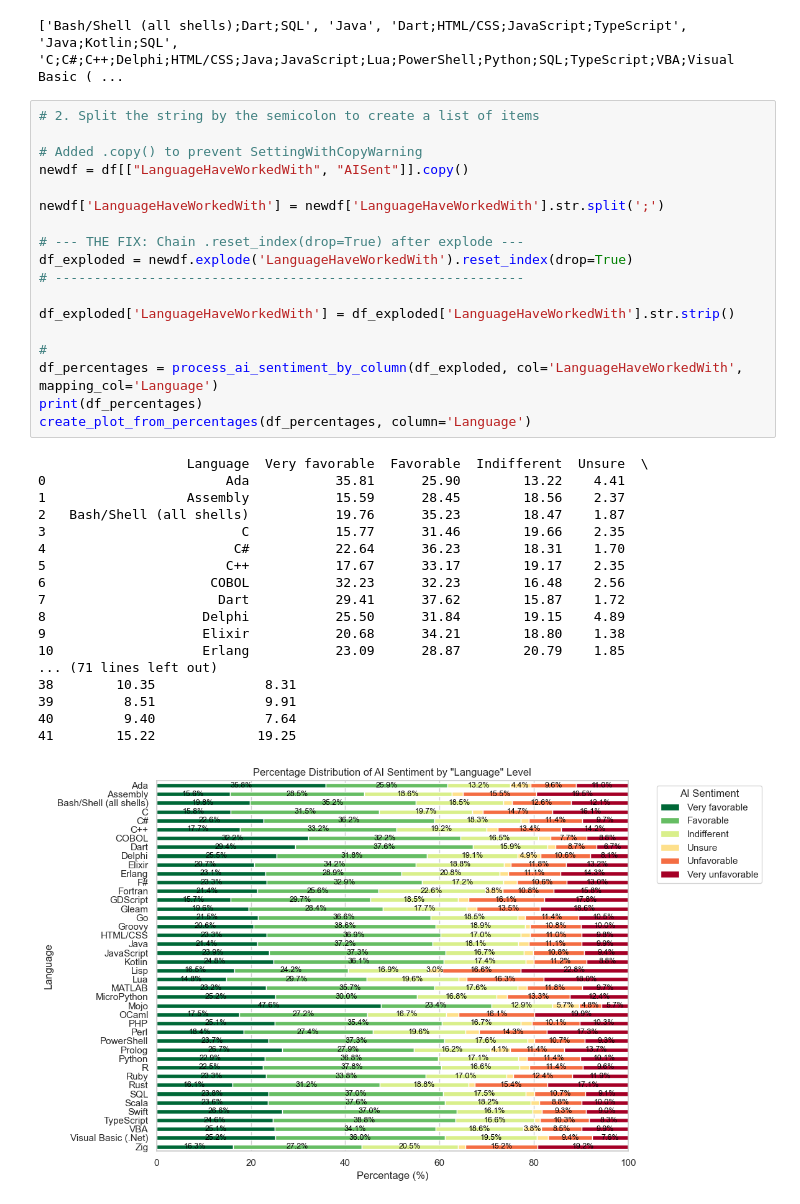
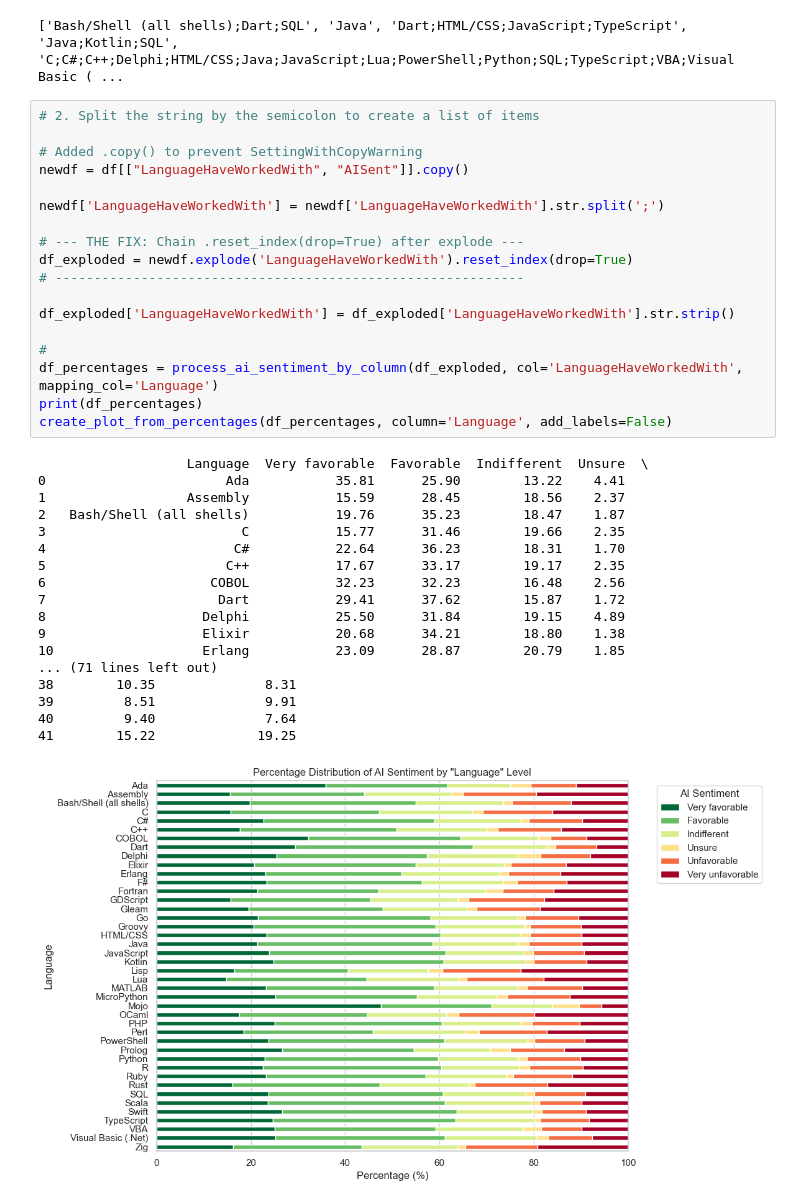
Before and after one commit to Datavisualiatie-UGent/project-dv26-12, a Jupyter notebook: notebooks/question1.ipynb, the cells around one changed output. Drawn from its saved outputs; the diff is of its cells as text.

```diff
--- a/notebooks/question1.ipynb
+++ b/notebooks/question1.ipynb
@@ -336,32 +336,32 @@ newdf = df[["LanguageHaveWorkedWith", "AISent"]].copy()
 
 newdf['LanguageHaveWorkedWith'] = newdf['LanguageHaveWorkedWith'].str.split(';')
 
 # --- THE FIX: Chain .reset_index(drop=True) after explode ---
 df_exploded = newdf.explode('LanguageHaveWorkedWith').reset_index(drop=True)
 # ------------------------------------------------------------
 
 df_exploded['LanguageHaveWorkedWith'] = df_exploded['LanguageHaveWorkedWith'].str.strip()
 
 #
 df_percentages = process_ai_sentiment_by_column(df_exploded, col='LanguageHaveWorkedWith', mapping_col='Language')
 print(df_percentages)
-create_plot_from_percentages(df_percentages, column='Language')
+create_plot_from_percentages(df_percentages, column='Language', add_labels=False)
 # %% [output]
                    Language  Very favorable  Favorable  Indifferent  Unsure  \
 0                       Ada           35.81      25.90        13.22    4.41
 1                  Assembly           15.59      28.45        18.56    2.37
 2   Bash/Shell (all shells)           19.76      35.23        18.47    1.87
 3                         C           15.77      31.46        19.66    2.35
 4                        C#           22.64      36.23        18.31    1.70
 5                       C++           17.67      33.17        19.17    2.35
 6                     COBOL           32.23      32.23        16.48    2.56
 7                      Dart           29.41      37.62        15.87    1.72
 8                    Delphi           25.50      31.84        19.15    4.89
 9                    Elixir           20.68      34.21        18.80    1.38
 10                   Erlang           23.09      28.87        20.79    1.85
 ... (71 lines left out)
 38        10.35              8.31
 39         8.51              9.91
 40         9.40              7.64
 41        15.22             19.25
-[figure, old version]
+[figure, new version]
```
